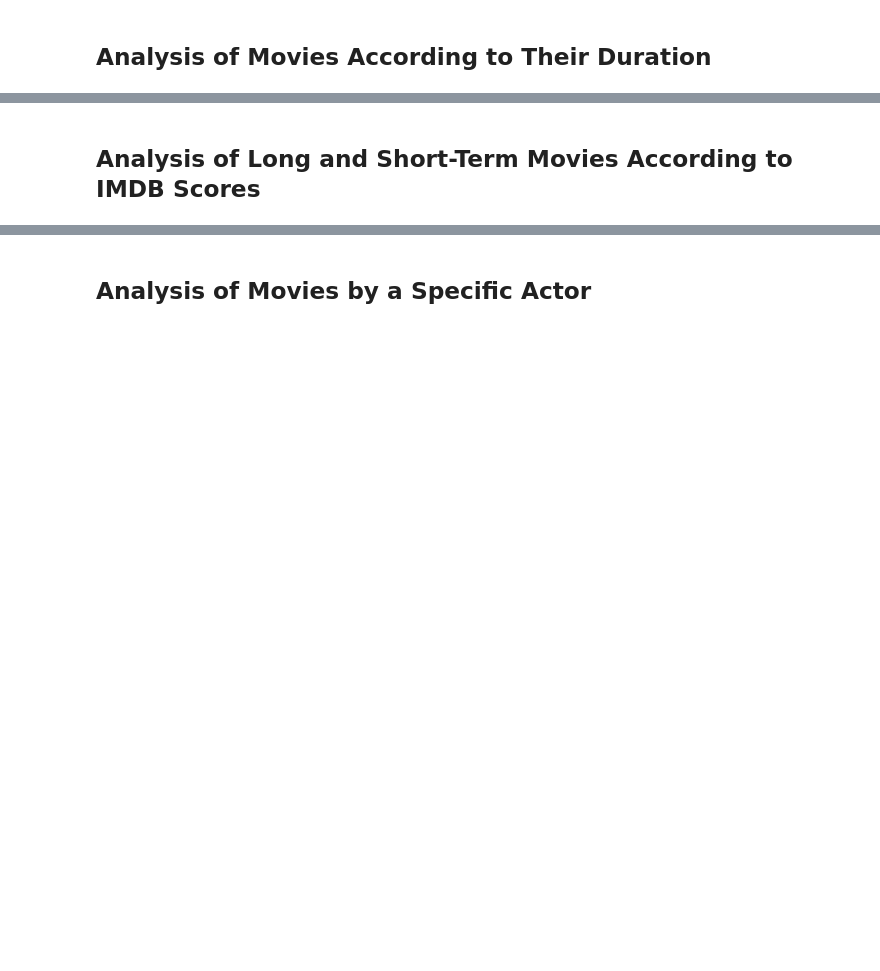
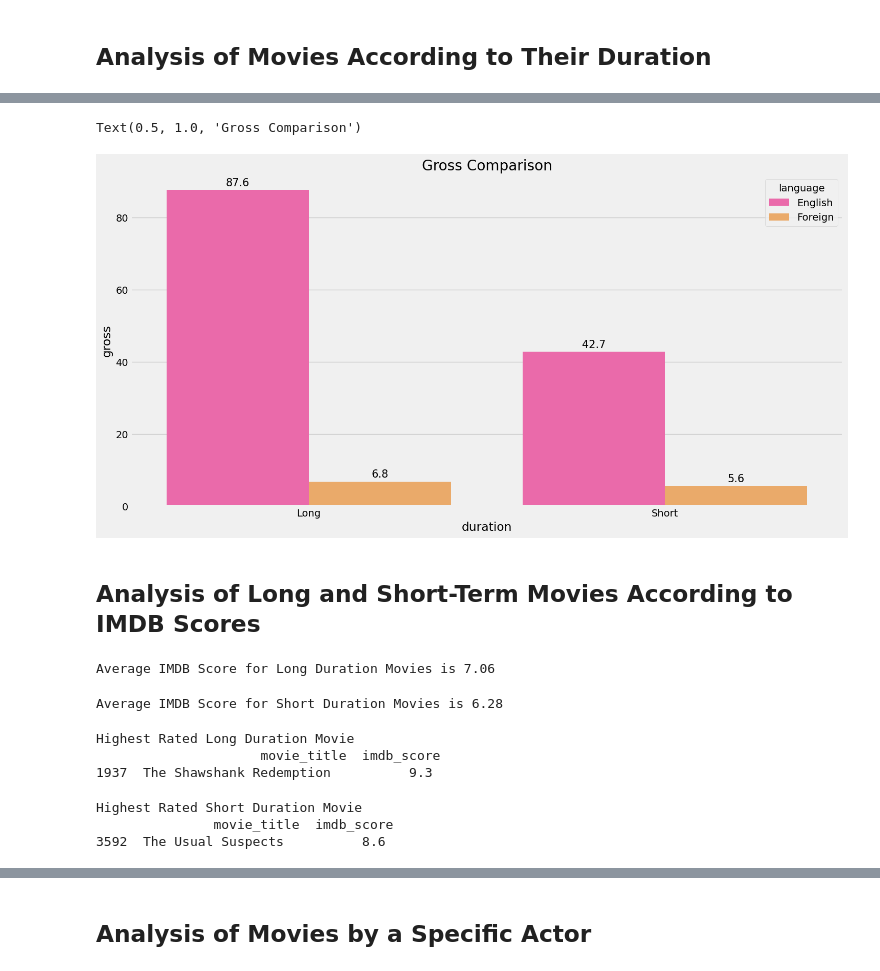
Before and after one commit to ayaramis/DataScience, a Jupyter notebook: recommendation_system/Movie Dataset EDA & Recommendation Engine 13.03.2024.ipynb, the cells around one changed output, grey strips where cells are left out. Cells and saved outputs as stored; diff of their text form; code cells hidden in the pictures; blank space fills up the shorter version.

```diff
--- a/recommendation_system/Movie Dataset EDA & Recommendation Engine 13.03.2024.ipynb
+++ b/recommendation_system/Movie Dataset EDA & Recommendation Engine 13.03.2024.ipynb
@@ -523,2 +559,46 @@ display(data[data['Profit'] < -2000][[
+# %%
+ax = sns.barplot(x='duration',
+                 y='gross',
+                 hue='language',
+                 data=data,
+                 palette='spring',
+                 ci=None)
+for container in ax.containers:
+    ax.bar_label(container, fmt='%.1f', padding=3, size=15)
+
+plt.title('Gross Comparison')
+# %% [output]
+Text(0.5, 1.0, 'Gross Comparison')
+[figure, added]
 # %% [markdown]
 ## Analysis of Long and Short-Term Movies According to IMDB Scores
+# %%
+print("Average IMDB Score for Long Duration Movies is {0:.2f}".format(
+    data[data['duration'] == 'Long']['imdb_score'].mean()))
+# %% [output]
+Average IMDB Score for Long Duration Movies is 7.06
+# %%
+print("Average IMDB Score for Short Duration Movies is {0:.2f}".format(
+    data[data['duration'] == 'Short']['imdb_score'].mean()))
+# %% [output]
+Average IMDB Score for Short Duration Movies is 6.28
+# %%
+print(
+    "\nHighest Rated Long Duration Movie\n",
+    data[data['duration'] == 'Long'][['movie_title', 'imdb_score'
+                                      ]].sort_values(by='imdb_score',
+                                                     ascending=False).head(1))
+# %% [output]
+Highest Rated Long Duration Movie
+                     movie_title  imdb_score
+1937  The Shawshank Redemption          9.3
+# %%
+print(
+    "\nHighest Rated Short Duration Movie\n",
+    data[data['duration'] == 'Short'][['movie_title', 'imdb_score'
+                                       ]].sort_values(by='imdb_score',
+                                                      ascending=False).head(1))
+# %% [output]
+Highest Rated Short Duration Movie
+               movie_title  imdb_score
+3592  The Usual Suspects          8.6
```
Also changed, not shown: parts of 14 cells of this notebook.
